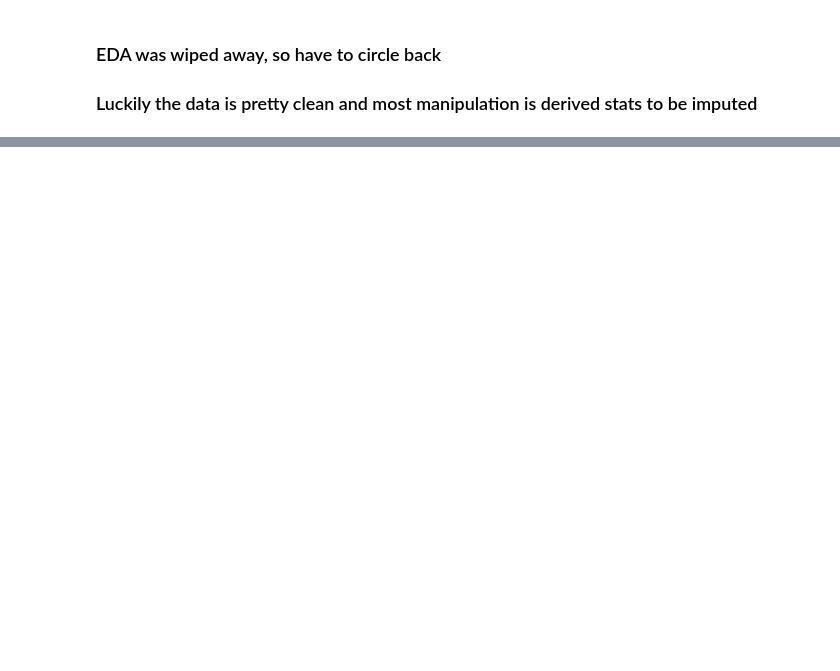
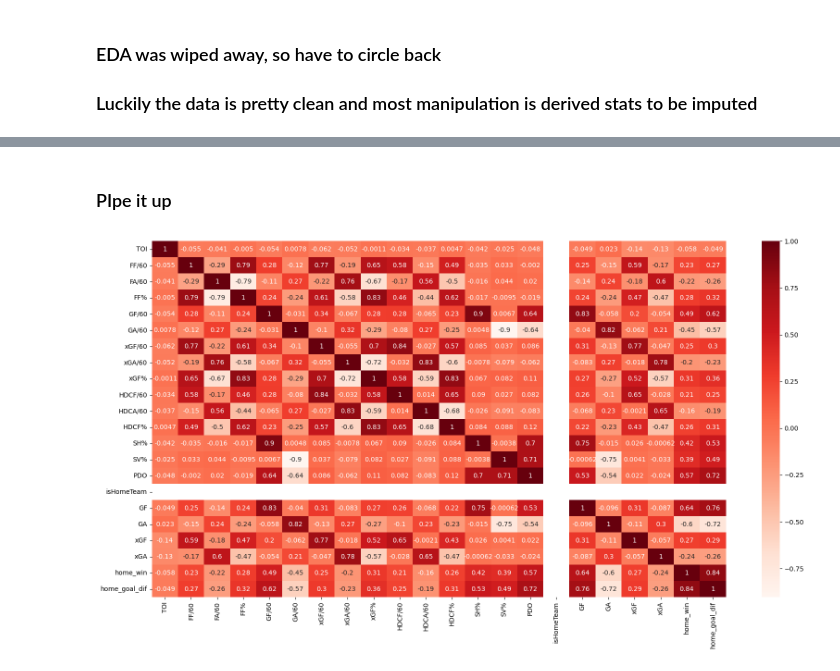
Before and after one commit to jbenasuli/nhl-predictons, a Jupyter notebook: nhl-predictions-sandbox.ipynb, the cells around one changed output, grey strips where cells are left out. Cells and saved outputs as stored; diff of their text form; code cells hidden in the pictures; blank space fills up the shorter version.

```diff
--- a/nhl-predictions-sandbox.ipynb
+++ b/nhl-predictions-sandbox.ipynb
@@ -410,0 +625,2 @@ all_features =
+# %%
+home_model_df = home_df.drop(columns=['Game','Team'])
@@ -410,0 +667,12 @@ all_features =
+# %%
+home_model_df = home_model_df.drop(columns='date')
+# %% [markdown]
+### PIpe it up
+# %%
+# Check correlation of selected features
+plt.figure(figsize=(20,10))
+cor = home_model_df.corr()
+sns.heatmap(cor, annot=True, cmap=plt.cm.Reds)
+plt.show()
+# %% [output]
+[figure, added]
```
Also changed, not shown: parts of 62 cells of this notebook.
